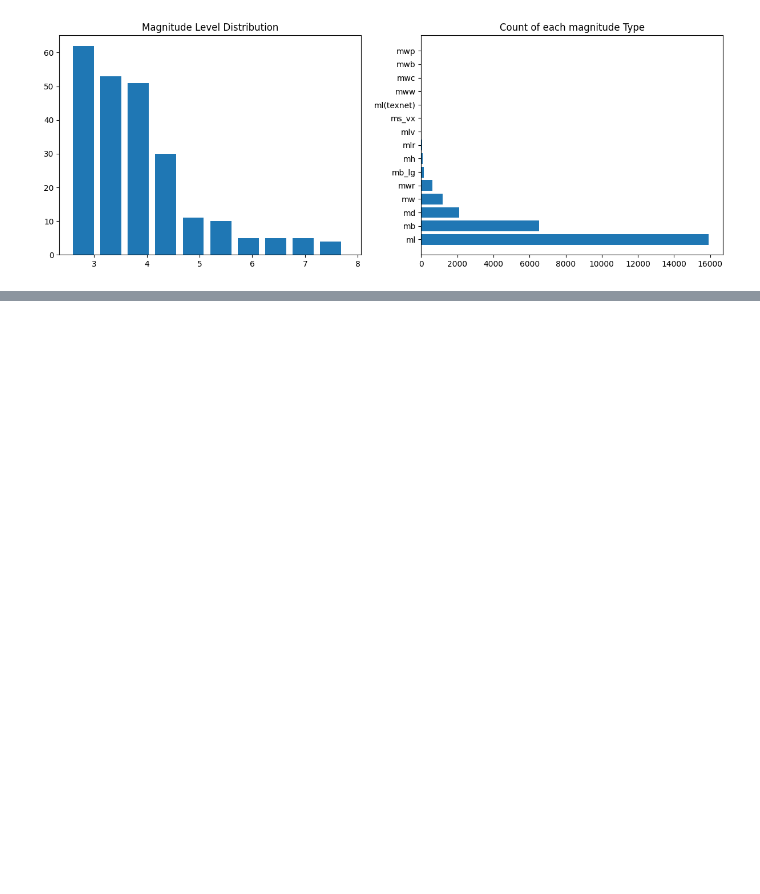
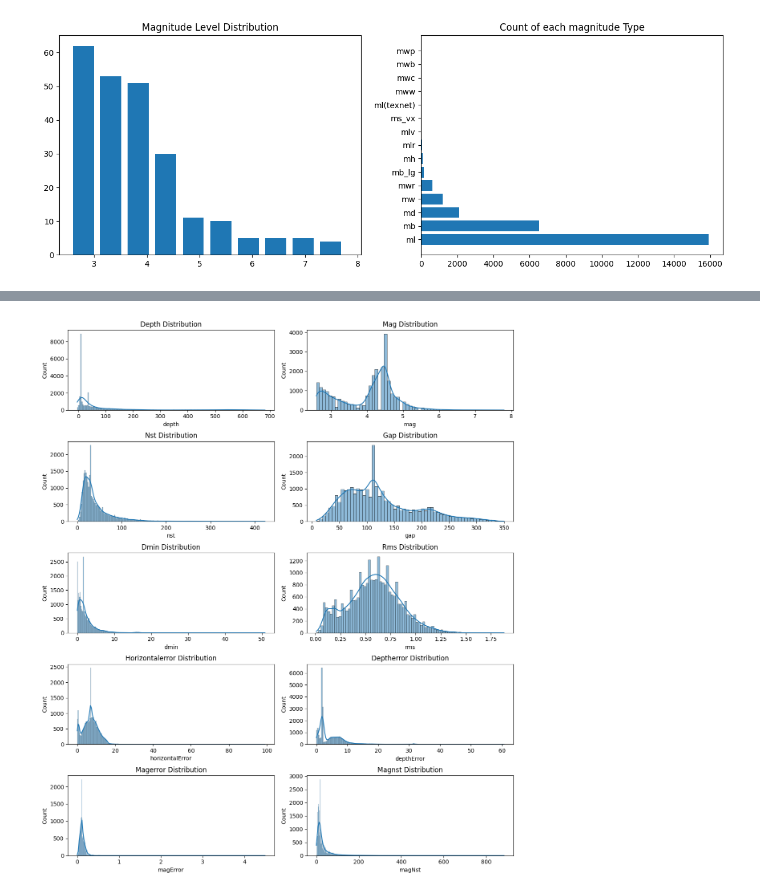
Before and after one commit to MoncefKa/kaggle-projects, a Jupyter notebook: earthquakes.ipynb, the cells around one changed output, grey strips where cells are left out. Drawn from its saved outputs; the diff is of its cells as text; code cells hidden in the pictures; blank space fills up the shorter version.

Commit message:
Kaggle Notebook | EarthQuakes | Version 4

```diff
--- a/earthquakes.ipynb
+++ b/earthquakes.ipynb
@@ -119,0 +167,12 @@ fig.update_layout(mapbox_style="open-street-map")
+# %%
+dist_num_data=earthquakes_data.select_dtypes(exclude="object").drop(['latitude','longitude'],axis=1)
+fig,axs=plt.subplots(len(dist_num_data.columns)//2,2,figsize=(12,14))
+axs=axs.flatten()
+
+for ax,data in zip(axs,dist_num_data):
+    sns.histplot(ax=ax,data=dist_num_data[data],kde=True)
+    ax.set_title("{} Distribution".format(str(dist_num_data[data].name).capitalize()))
+
+fig.tight_layout(pad=.9)
+# %% [output]
+[figure, added]
```
Also changed, not shown: parts of 6 cells of this notebook.
